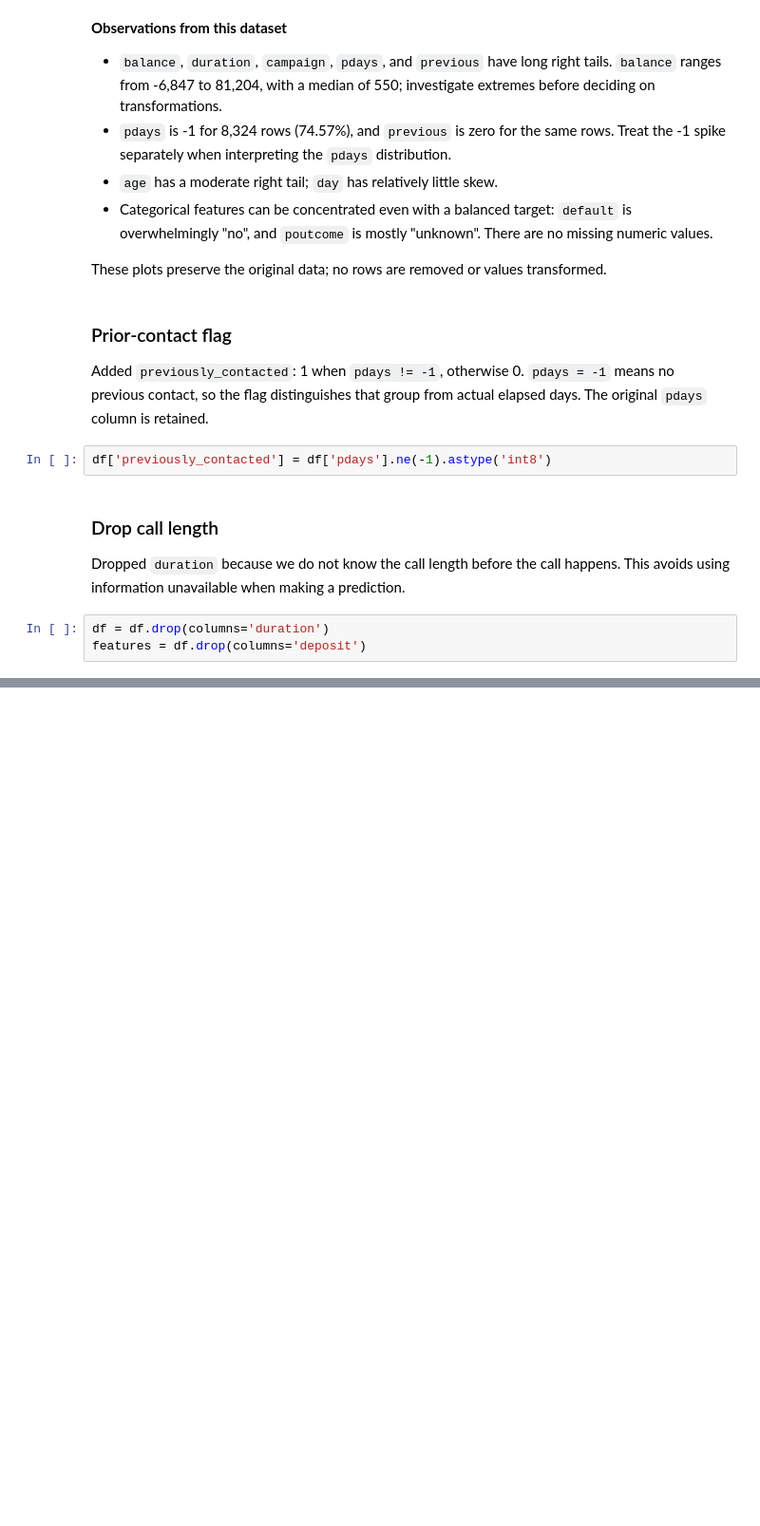
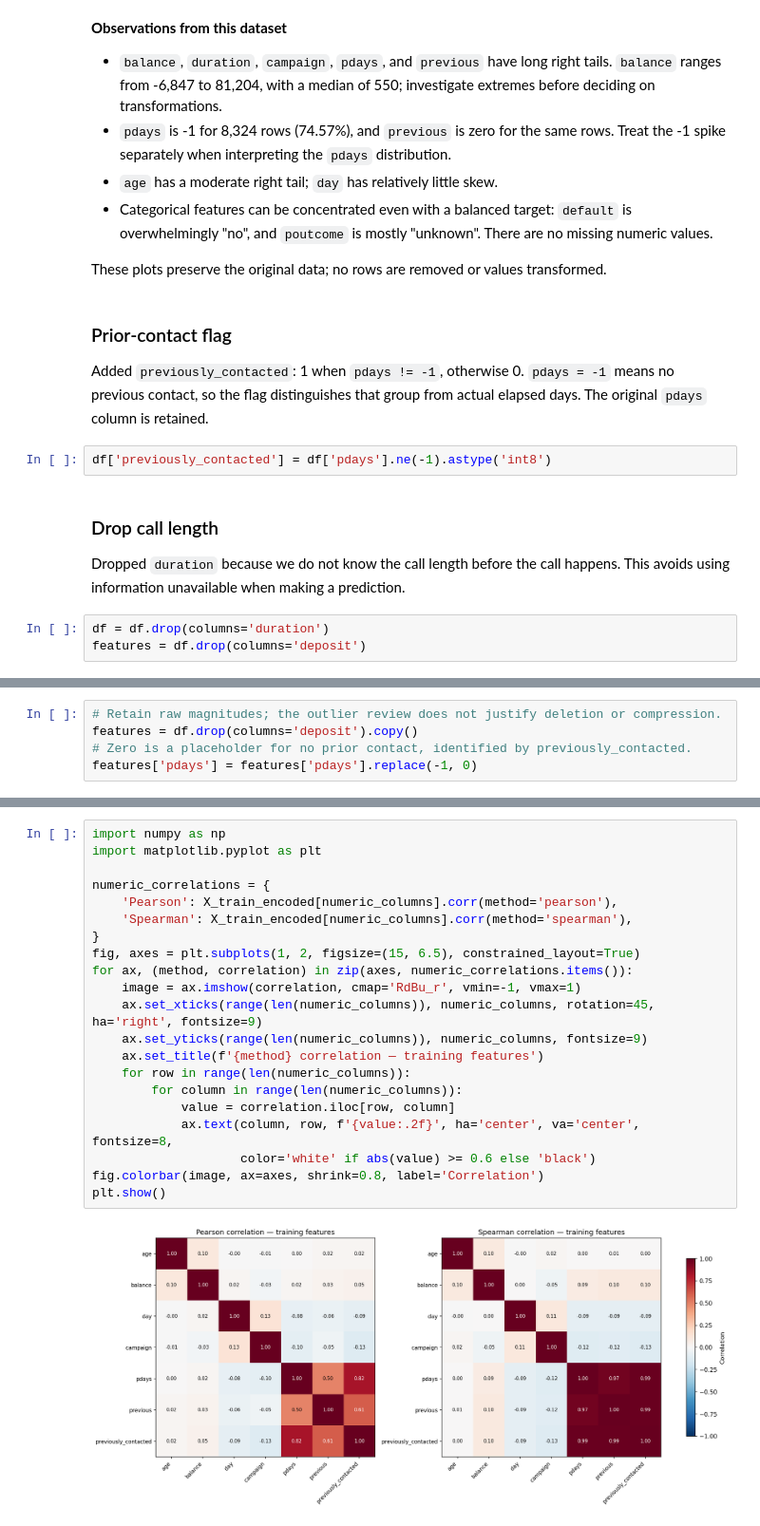
Before and after one commit to lance-kluge/bankChurnML, a Jupyter notebook: bankChurn.ipynb, the cells around one changed output, grey strips where cells are left out. Shown at 95% size. Drawn from its saved outputs; the diff is of its cells as text; blank space fills up the shorter version.

```diff
--- a/bankChurn.ipynb
+++ b/bankChurn.ipynb
@@ -143,0 +173,5 @@ features = df.drop(columns='deposit')
+# %%
+# Retain raw magnitudes; the outlier review does not justify deletion or compression.
+features = df.drop(columns='deposit').copy()
+# Zero is a placeholder for no prior contact, identified by previously_contacted.
+features['pdays'] = features['pdays'].replace(-1, 0)
@@ -143,0 +226,23 @@ features = df.drop(columns='deposit')
+# %%
+import numpy as np
+import matplotlib.pyplot as plt
+
+numeric_correlations = {
+    'Pearson': X_train_encoded[numeric_columns].corr(method='pearson'),
+    'Spearman': X_train_encoded[numeric_columns].corr(method='spearman'),
+}
+fig, axes = plt.subplots(1, 2, figsize=(15, 6.5), constrained_layout=True)
+for ax, (method, correlation) in zip(axes, numeric_correlations.items()):
+    image = ax.imshow(correlation, cmap='RdBu_r', vmin=-1, vmax=1)
+    ax.set_xticks(range(len(numeric_columns)), numeric_columns, rotation=45, ha='right', fontsize=9)
+    ax.set_yticks(range(len(numeric_columns)), numeric_columns, fontsize=9)
+    ax.set_title(f'{method} correlation — training features')
+    for row in range(len(numeric_columns)):
+        for column in range(len(numeric_columns)):
+            value = correlation.iloc[row, column]
+            ax.text(column, row, f'{value:.2f}', ha='center', va='center', fontsize=8,
+                    color='white' if abs(value) >= 0.6 else 'black')
+fig.colorbar(image, ax=axes, shrink=0.8, label='Correlation')
+plt.show()
+# %% [output]
+[figure, added]
```
Also changed, not shown: parts of 7 cells of this notebook.
